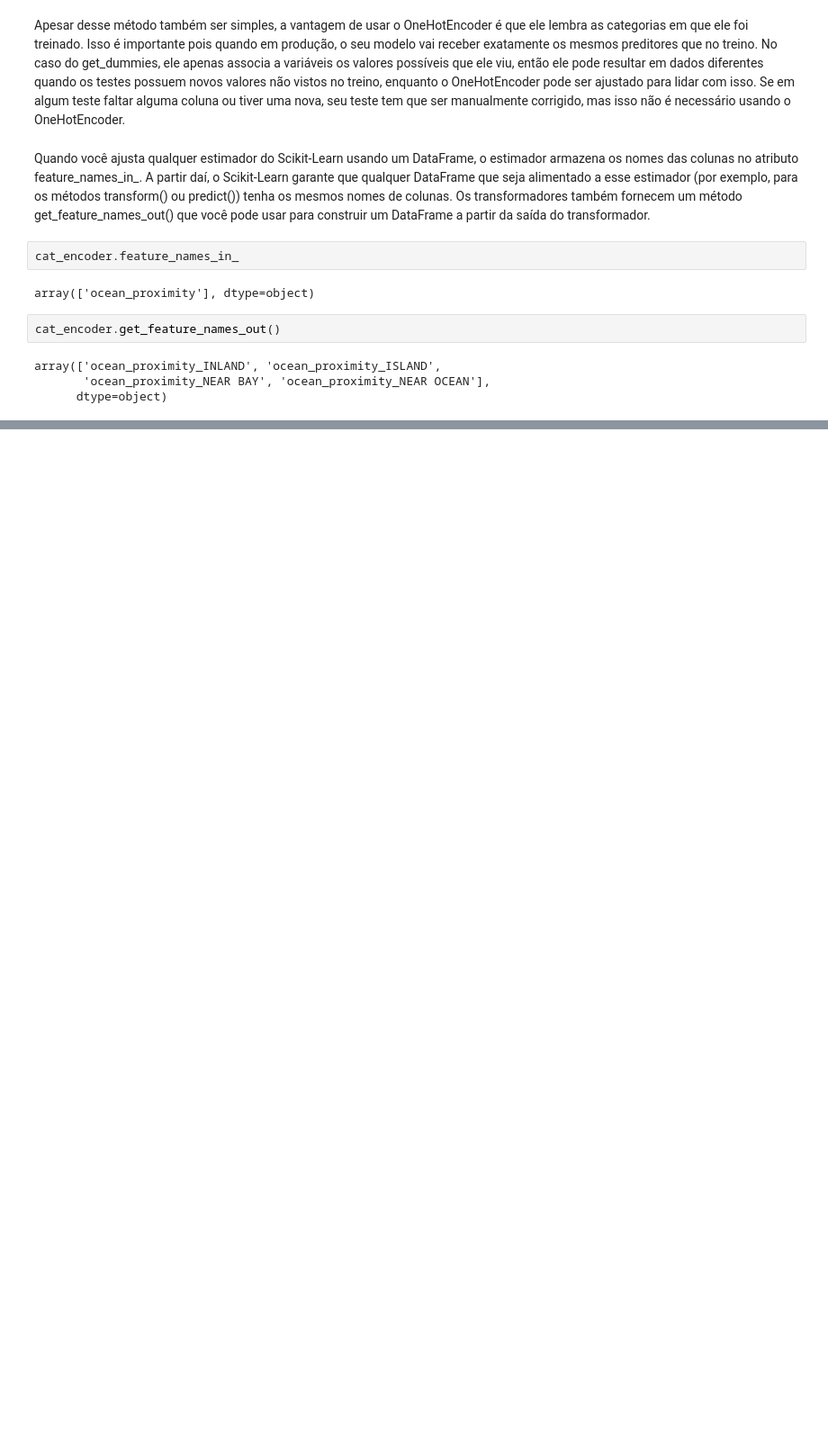
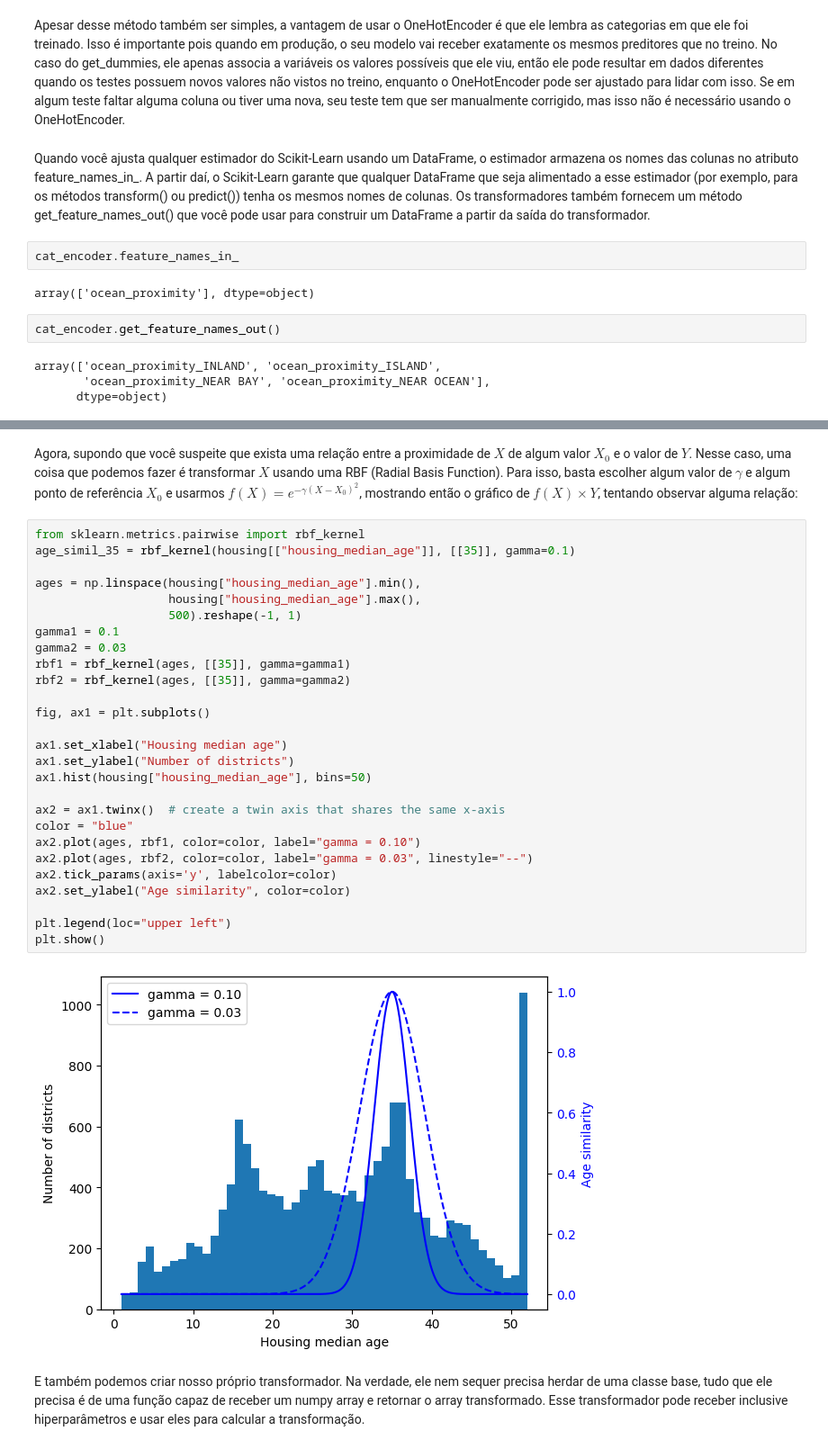
Before and after one commit to VitinDenoyr/SideCodes, a Jupyter notebook: Impa/machinelearning/bookcodes/linear-regression/Introduction.ipynb, the cells around one changed output, grey strips where cells are left out. Shown at 90% size. Cells and saved outputs as stored; diff of their text form; blank space fills up the shorter version.

```diff
--- a/Impa/machinelearning/linear-regression/Introduction.ipynb
+++ b/Impa/machinelearning/bookcodes/linear-regression/Introduction.ipynb
@@ -401,0 +429,33 @@ array(['ocean_proximity_INLAND', 'ocean_proximity_ISLAND',
+# %% [markdown]
+Agora, supondo que você suspeite que exista uma relação entre a proximidade de $X$ de algum valor $X_0$ e o valor de $Y$. Nesse caso, uma coisa que podemos fazer é transformar $X$ usando uma RBF (Radial Basis Function). Para isso, basta escolher algum valor de $\gamma$ e algum ponto de referência $X_0$ e usarmos $f(X) = e^{-\gamma(X-X_0)^2}$, mostrando então o gráfico de $f(X) \times Y$, tentando observar alguma relação:
+# %%
+from sklearn.metrics.pairwise import rbf_kernel
+age_simil_35 = rbf_kernel(housing[["housing_median_age"]], [[35]], gamma=0.1)
+
+ages = np.linspace(housing["housing_median_age"].min(),
+                   housing["housing_median_age"].max(),
+                   500).reshape(-1, 1)
+gamma1 = 0.1
+gamma2 = 0.03
+rbf1 = rbf_kernel(ages, [[35]], gamma=gamma1)
+rbf2 = rbf_kernel(ages, [[35]], gamma=gamma2)
+
+fig, ax1 = plt.subplots()
+
+ax1.set_xlabel("Housing median age")
+ax1.set_ylabel("Number of districts")
+ax1.hist(housing["housing_median_age"], bins=50)
+
+ax2 = ax1.twinx()  # create a twin axis that shares the same x-axis
+color = "blue"
+ax2.plot(ages, rbf1, color=color, label="gamma = 0.10")
+ax2.plot(ages, rbf2, color=color, label="gamma = 0.03", linestyle="--")
+ax2.tick_params(axis='y', labelcolor=color)
+ax2.set_ylabel("Age similarity", color=color)
+
+plt.legend(loc="upper left")
+plt.show()
+# %% [output]
+[figure, added]
+# %% [markdown]
+E também podemos criar nosso próprio transformador. Na verdade, ele nem sequer precisa herdar de uma classe base, tudo que ele precisa é de uma função capaz de receber um numpy array e retornar o array transformado. Esse transformador pode receber inclusive hiperparâmetros e usar eles para calcular a transformação.
```
Also changed, not shown: parts of 19 cells of this notebook, 7 other files.
